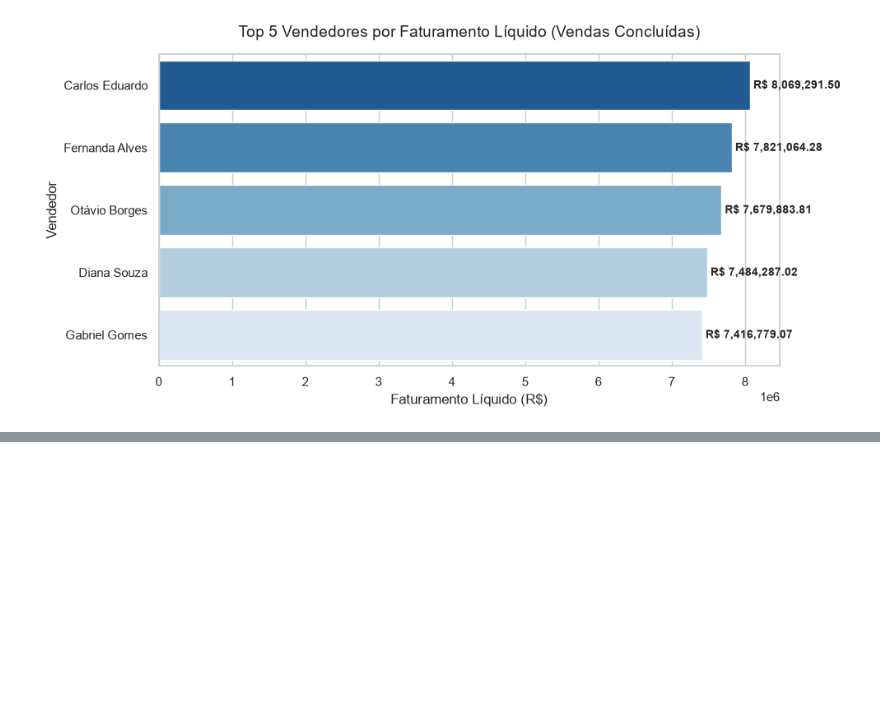
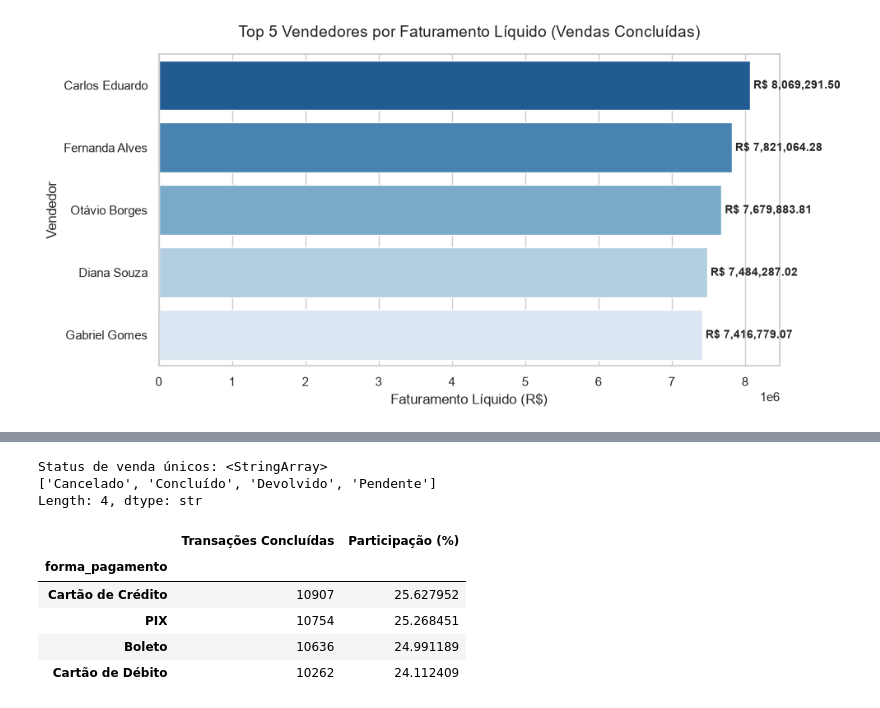
Before and after one commit to diegomudraka/projeto_final_python_senai, a Jupyter notebook: Analise de vendas/Projeto/Analise_dados.ipynb, the cells around one changed output, grey strips where cells are left out. Saved outputs shown, nothing was run; the diff lists cells and outputs as text; code cells hidden in the pictures; blank space fills up the shorter version.

```diff
--- a/Analise de vendas/Projeto/Analise_dados.ipynb
+++ b/Analise de vendas/Projeto/Analise_dados.ipynb
@@ -315,3 +315,10 @@ plt.show()
 | Diana Souza | R$ 7,484,287.02 | 1609 | R$ 2,654.94 |
 | Gabriel Gomes | R$ 7,416,779.07 | 1646 | R$ 2,646.01 |
 [figure]
+# %%
+import pandas as pd
+
+# Carregar o dataset especificando o separador correto
+df = pd.read_csv('vendas.csv', sep=';')
+display(df.head())
+print(df.columns)
@@ -317,0 +337,38 @@ plt.show()
+# %%
+# Filtrar apenas transações concluídas (ajustar de acordo com os valores de status_venda)
+status_venda_col = 'status_venda'
+forma_pagamento_col = 'forma_pagamento'
+
+if status_venda_col in df.columns and forma_pagamento_col in df.columns:
+    # Identificar quais são os status de transações concluídas/sucesso (ex: 'Concluído', 'Pago', 'Entregue')
+    # Vamos analisar os status presentes
+    print("Status de venda únicos:", df[status_venda_col].unique())
+
+    # Filtrando as transações concluídas (geralmente 'Concluído' ou 'Pago' - ajustaremos para considerar o que for de sucesso)
+    concluidas = df[df[status_venda_col].str.lower().str.strip().isin(['concluido', 'concluído', 'pago', 'entregue'])]
+
+    # Se não encontrar com esse filtro, usaremos todo o dataset por segurança ou o que parecer de sucesso
+    if concluidas.empty:
+        concluidas = df[~df[status_venda_col].str.lower().str.strip().isin(['cancelado', 'devolvido'])]
+
+    # Calcular a contagem e percentual
+    payment_counts = concluidas[forma_pagamento_col].value_counts()
+    payment_percentages = concluidas[forma_pagamento_col].value_counts(normalize=True) * 100
+
+    summary_df = pd.DataFrame({
+        'Transações Concluídas': payment_counts,
+        'Participação (%)': payment_percentages
+    })
+    display(summary_df)
+else:
+    print("Colunas necessárias não encontradas no DataFrame.")
+# %% [output]
+Status de venda únicos: <StringArray>
+['Cancelado', 'Concluído', 'Devolvido', 'Pendente']
+Length: 4, dtype: str
+|  | Transações Concluídas | Participação (%) |
+| forma_pagamento |  |  |
+| Cartão de Crédito | 10907 | 25.627952 |
+| PIX | 10754 | 25.268451 |
+| Boleto | 10636 | 24.991189 |
+| Cartão de Débito | 10262 | 24.112409 |
```
Also changed, not shown: parts of 3 cells of this notebook.
